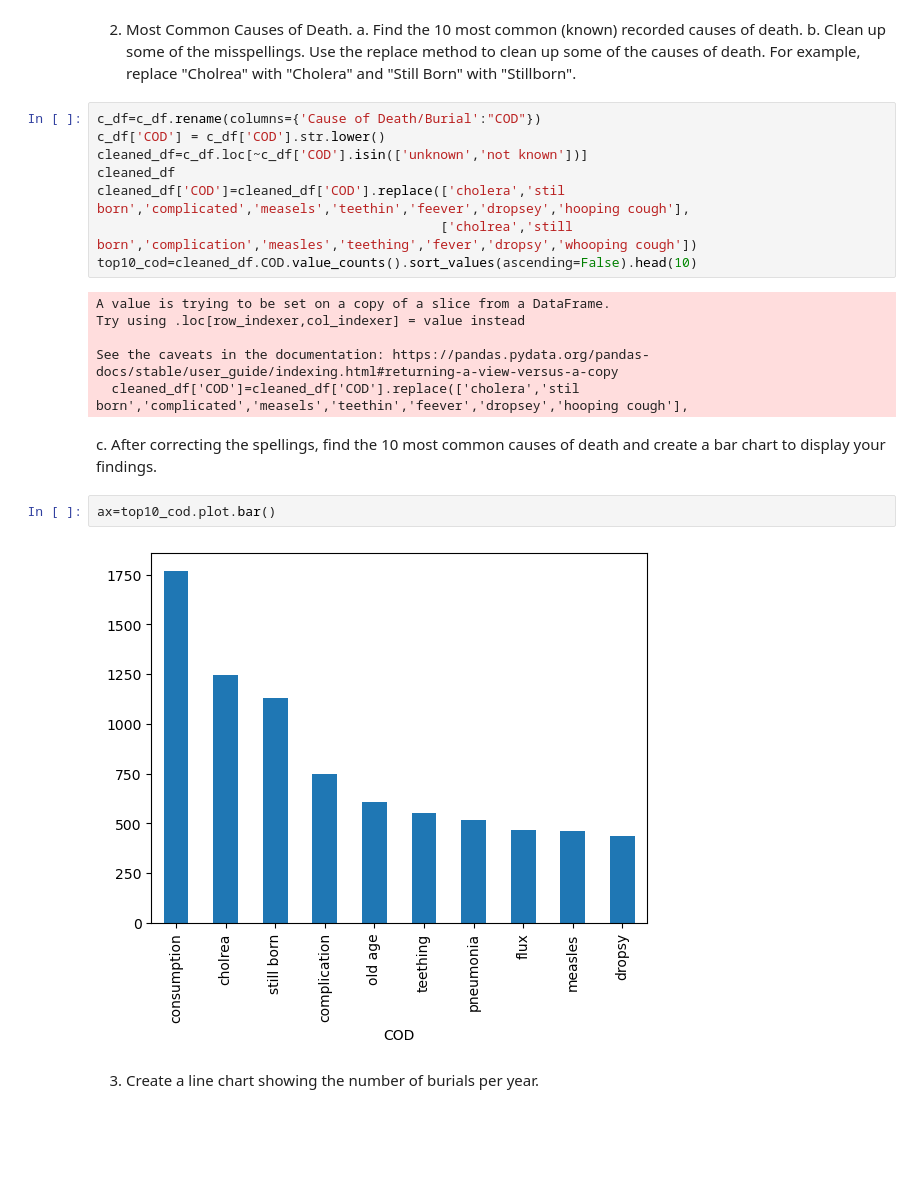
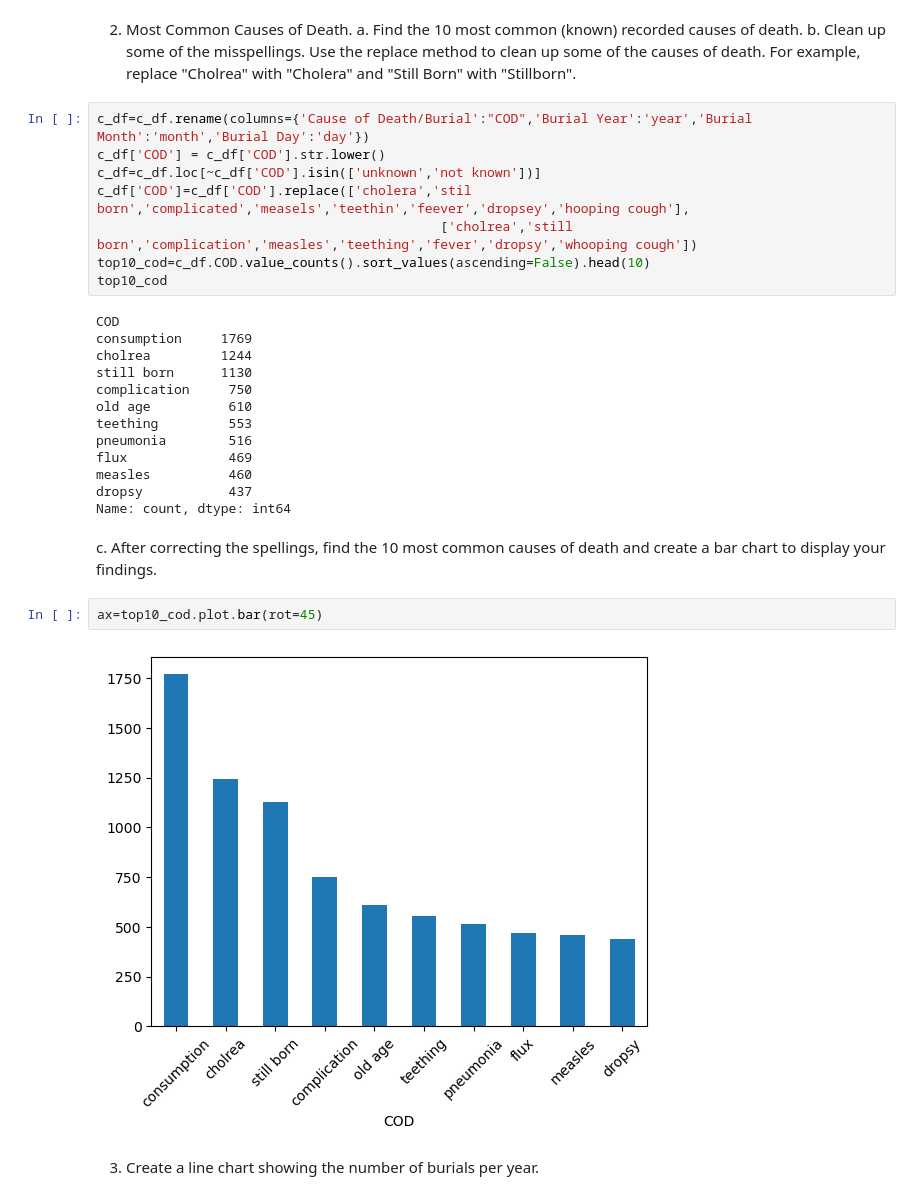
Before and after one commit to NSS-Data-Analytics-Cohort-10/advanced-pandas-mhm516, a Jupyter notebook: script/code.ipynb, the cells around one changed output. Saved outputs shown, nothing was run; the diff lists cells and outputs as text; blank space fills up the shorter version.

```diff
--- a/script/code.ipynb
+++ b/script/code.ipynb
@@ -74,25 +74,32 @@ c_df
 a. Find the 10 most common (known) recorded causes of death.
 b. Clean up some of the misspellings. Use the replace method to clean up some of the causes of death. For example, replace "Cholrea" with "Cholera" and "Still Born" with "Stillborn".
 # %%
-c_df=c_df.rename(columns={'Cause of Death/Burial':"COD"})
+c_df=c_df.rename(columns={'Cause of Death/Burial':"COD",'Burial Year':'year','Burial Month':'month','Burial Day':'day'})
 c_df['COD'] = c_df['COD'].str.lower()
-cleaned_df=c_df.loc[~c_df['COD'].isin(['unknown','not known'])]
-cleaned_df
-cleaned_df['COD']=cleaned_df['COD'].replace(['cholera','stil born','complicated','measels','teethin','feever','dropsey','hooping cough'],
+c_df=c_df.loc[~c_df['COD'].isin(['unknown','not known'])]
+c_df['COD']=c_df['COD'].replace(['cholera','stil born','complicated','measels','teethin','feever','dropsey','hooping cough'],
                                             ['cholrea','still born','complication','measles','teething','fever','dropsy','whooping cough'])
-top10_cod=cleaned_df.COD.value_counts().sort_values(ascending=False).head(10)
+top10_cod=c_df.COD.value_counts().sort_values(ascending=False).head(10)
+top10_cod
 # %% [output]
-A value is trying to be set on a copy of a slice from a DataFrame.
-Try using .loc[row_indexer,col_indexer] = value instead
-
-See the caveats in the documentation: https://pandas.pydata.org/pandas-docs/stable/user_guide/indexing.html#returning-a-view-versus-a-copy
-  cleaned_df['COD']=cleaned_df['COD'].replace(['cholera','stil born','complicated','measels','teethin','feever','dropsey','hooping cough'],
+COD
+consumption     1769
+cholrea         1244
+still born      1130
+complication     750
+old age          610
+teething         553
+pneumonia        516
+flux             469
+measles          460
+dropsy           437
+Name: count, dtype: int64
 # %% [markdown]
 c. After correcting the spellings, find the 10 most common causes of death and create a bar chart to display your findings.
 # %%
-ax=top10_cod.plot.bar()
+ax=top10_cod.plot.bar(rot=45)
 # %% [output]
-[figure, old version]
+[figure, new version]
 # %% [markdown]
 3. Create a line chart showing the number of burials per year.
 # %%
```
Also changed, not shown: parts of 10 cells of this notebook.
